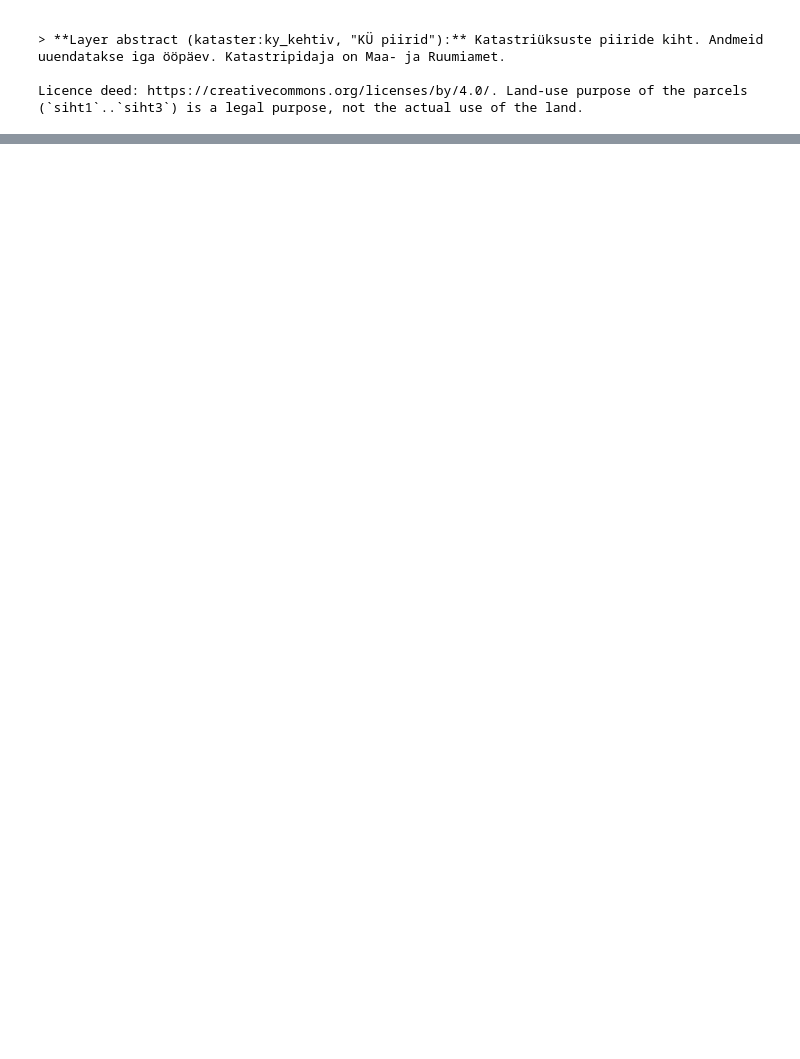
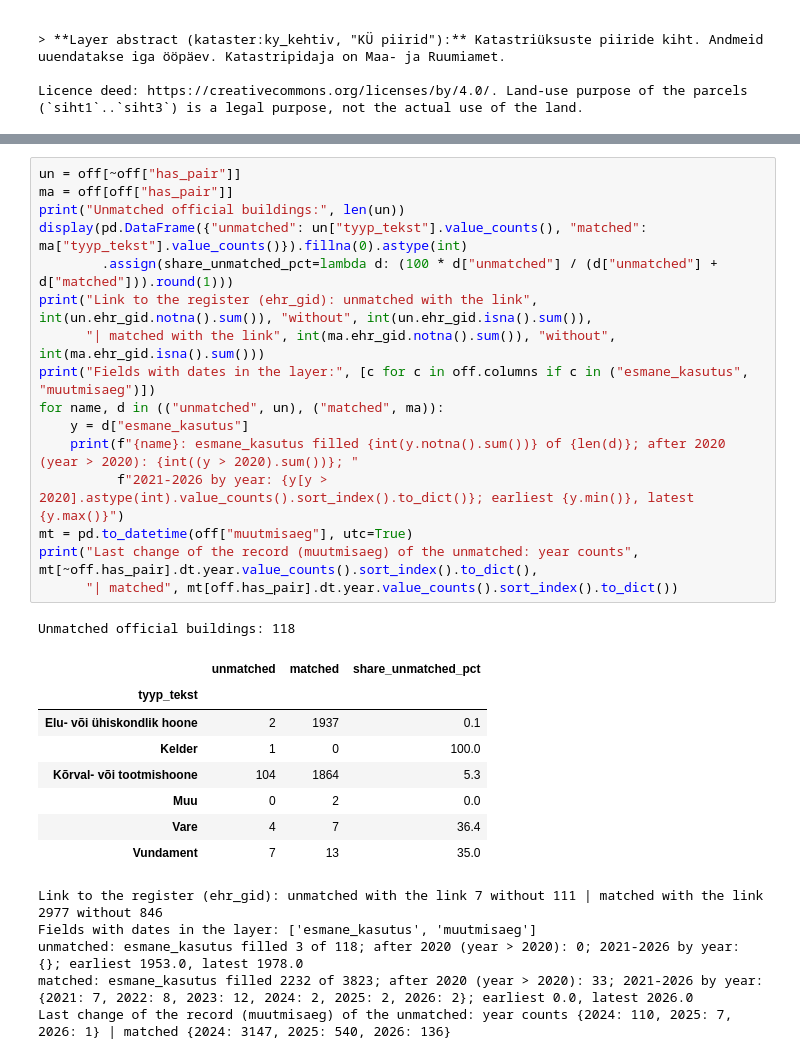
Before and after one commit to aleks-nab/haapsalu-urban-blocks, a Jupyter notebook: notebook.ipynb, the cells around one changed output, grey strips where cells are left out. Cells and saved outputs as stored; diff of their text form; blank space fills up the shorter version.

```diff
--- a/notebook.ipynb
+++ b/notebook.ipynb
@@ -2270,0 +2378,31 @@ Licence deed: https://creativecommons.org/licenses/by/4.0/. Land-use purpose of
+# %%
+un = off[~off["has_pair"]]
+ma = off[off["has_pair"]]
+print("Unmatched official buildings:", len(un))
+display(pd.DataFrame({"unmatched": un["tyyp_tekst"].value_counts(), "matched": ma["tyyp_tekst"].value_counts()}).fillna(0).astype(int)
+        .assign(share_unmatched_pct=lambda d: (100 * d["unmatched"] / (d["unmatched"] + d["matched"])).round(1)))
+print("Link to the register (ehr_gid): unmatched with the link", int(un.ehr_gid.notna().sum()), "without", int(un.ehr_gid.isna().sum()),
+      "| matched with the link", int(ma.ehr_gid.notna().sum()), "without", int(ma.ehr_gid.isna().sum()))
+print("Fields with dates in the layer:", [c for c in off.columns if c in ("esmane_kasutus", "muutmisaeg")])
+for name, d in (("unmatched", un), ("matched", ma)):
+    y = d["esmane_kasutus"]
+    print(f"{name}: esmane_kasutus filled {int(y.notna().sum())} of {len(d)}; after 2020 (year > 2020): {int((y > 2020).sum())}; "
+          f"2021-2026 by year: {y[y > 2020].astype(int).value_counts().sort_index().to_dict()}; earliest {y.min()}, latest {y.max()}")
+mt = pd.to_datetime(off["muutmisaeg"], utc=True)
+print("Last change of the record (muutmisaeg) of the unmatched: year counts", mt[~off.has_pair].dt.year.value_counts().sort_index().to_dict(),
+      "| matched", mt[off.has_pair].dt.year.value_counts().sort_index().to_dict())
+# %% [output]
+Unmatched official buildings: 118
+|  | unmatched | matched | share_unmatched_pct |
+| tyyp_tekst |  |  |  |
+| Elu- või ühiskondlik hoone | 2 | 1937 | 0.1 |
+| Kelder | 1 | 0 | 100.0 |
+| Kõrval- või tootmishoone | 104 | 1864 | 5.3 |
+| Muu | 0 | 2 | 0.0 |
+| Vare | 4 | 7 | 36.4 |
+| Vundament | 7 | 13 | 35.0 |
+Link to the register (ehr_gid): unmatched with the link 7 without 111 | matched with the link 2977 without 846
+Fields with dates in the layer: ['esmane_kasutus', 'muutmisaeg']
+unmatched: esmane_kasutus filled 3 of 118; after 2020 (year > 2020): 0; 2021-2026 by year: {}; earliest 1953.0, latest 1978.0
+matched: esmane_kasutus filled 2232 of 3823; after 2020 (year > 2020): 33; 2021-2026 by year: {2021: 7, 2022: 8, 2023: 12, 2024: 2, 2025: 2, 2026: 2}; earliest 0.0, latest 2026.0
+Last change of the record (muutmisaeg) of the unmatched: year counts {2024: 110, 2025: 7, 2026: 1} | matched {2024: 3147, 2025: 540, 2026: 136}
```
Also changed, not shown: parts of 15 cells of this notebook, 3 other files.
